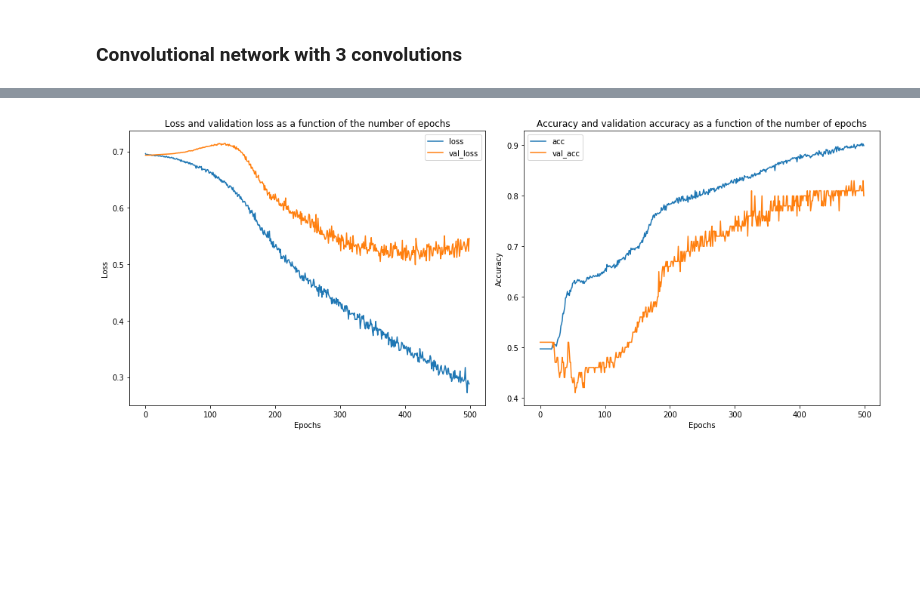
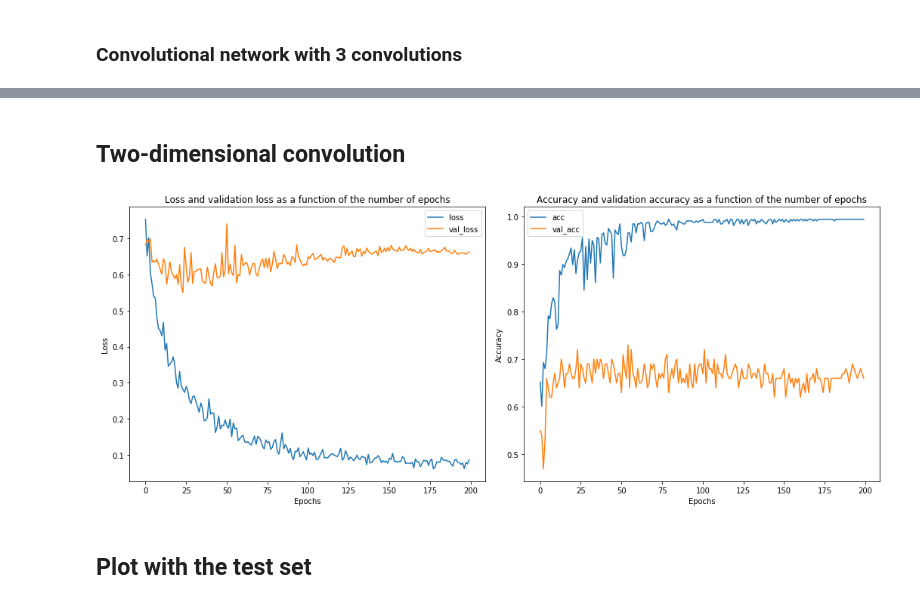
Before and after one commit to SSappy/deep_learning_epfl, a Jupyter notebook: project1/src/notebooks/Convolutional networks.ipynb, the cells around one changed output, grey strips where cells are left out. Cells and saved outputs as stored; diff of their text form; code cells hidden in the pictures; blank space fills up the shorter version.

```diff
--- a/project1/src/notebooks/Convolutional networks.ipynb
+++ b/project1/src/notebooks/Convolutional networks.ipynb
@@ -447,4 +357,2 @@ model.compute_accuracy(x_test, y_test)
-# %%
-plot_history(history)
-# %% [output]
-[figure, removed]
+# %% [markdown]
+## Two-dimensional convolution
@@ -450,0 +361,11 @@ plot_history(history)
+# %%
+model = ConvNet2d()
+lr_tuned = 0.000777
+noise_tuned = 1.1
+history = model.fit(x_train, y_train, x_test, y_test, epochs=200, lr=lr_tuned, batch_size=16,
+              standardize=True, noise=noise_tuned, crop=False, lr_decay=(10, 0.8))
+plot_history(history)
+# %% [output]
+[figure, added]
+# %% [markdown]
+## Plot with the test set
```
Also changed, not shown: parts of 27 cells of this notebook, 10 other files.
